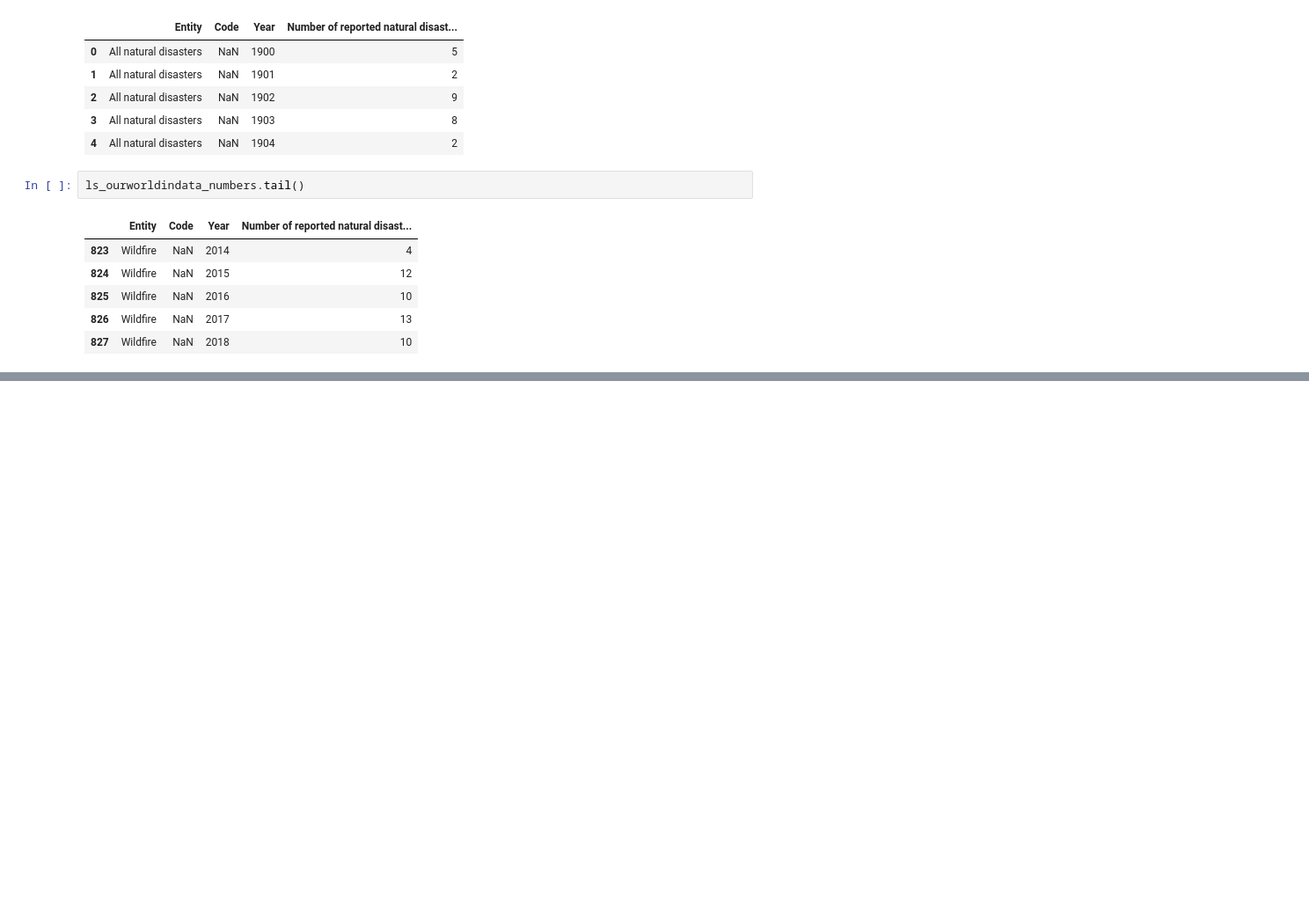
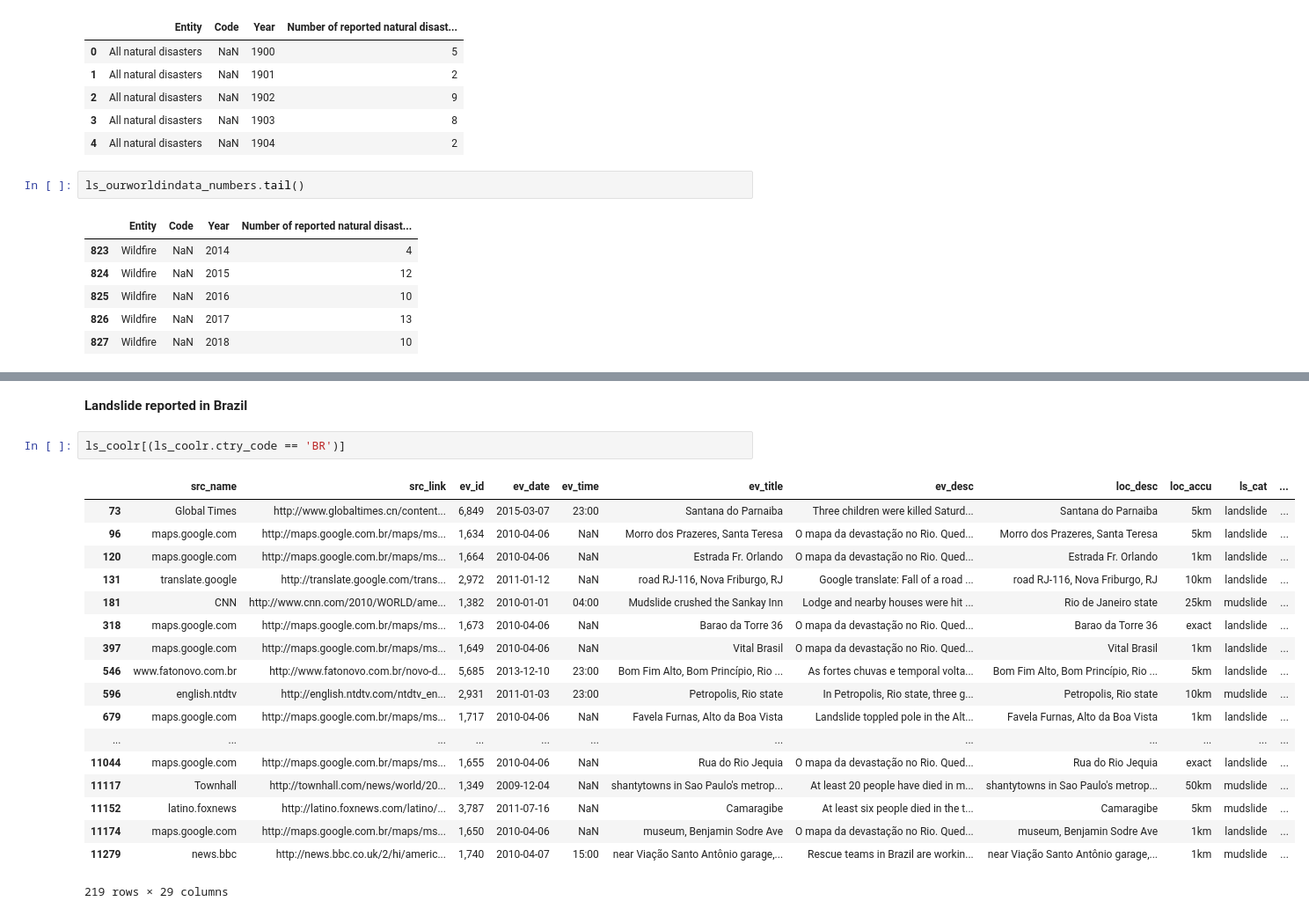
Before and after one commit to rpbenatti/DS-Projects, a Jupyter notebook: Landslide/Landslide_Datasets.ipynb, the cells around one changed output, grey strips where cells are left out. Shown: that part at 88% size. Drawn from its saved outputs; the diff is of its cells as text; blank space fills up the shorter version.

```diff
--- a/Landslide/Landslide_Datasets.ipynb
+++ b/Landslide/Landslide_Datasets.ipynb
@@ -448,0 +515,23 @@ ls_ourworldindata_numbers.tail()
+# %% [markdown]
+**Landslide reported in Brazil**
+# %%
+ls_coolr[(ls_coolr.ctry_code == 'BR')]
+# %% [output]
+|  | src_name | src_link | ev_id | ev_date | ev_time | ev_title | ev_desc | loc_desc | loc_accu | ls_cat | ... |
+| 73 | Global Times | http://www.globaltimes.cn/content... | 6,849 | 2015-03-07 | 23:00 | Santana do Parnaiba | Three children were killed Saturd... | Santana do Parnaiba | 5km | landslide | ... |
+| 96 | maps.google.com | http://maps.google.com.br/maps/ms... | 1,634 | 2010-04-06 | NaN | Morro dos Prazeres, Santa Teresa | O mapa da devastação no Rio. Qued... | Morro dos Prazeres, Santa Teresa | 5km | landslide | ... |
+| 120 | maps.google.com | http://maps.google.com.br/maps/ms... | 1,664 | 2010-04-06 | NaN | Estrada Fr. Orlando | O mapa da devastação no Rio. Qued... | Estrada Fr. Orlando | 1km | landslide | ... |
+| 131 | translate.google | http://translate.google.com/trans... | 2,972 | 2011-01-12 | NaN | road RJ-116, Nova Friburgo, RJ | Google translate: Fall of a road ... | road RJ-116, Nova Friburgo, RJ | 10km | landslide | ... |
+| 181 | CNN | http://www.cnn.com/2010/WORLD/ame... | 1,382 | 2010-01-01 | 04:00 | Mudslide crushed the Sankay Inn | Lodge and nearby houses were hit ... | Rio de Janeiro state | 25km | mudslide | ... |
+| 318 | maps.google.com | http://maps.google.com.br/maps/ms... | 1,673 | 2010-04-06 | NaN | Barao da Torre 36 | O mapa da devastação no Rio. Qued... | Barao da Torre 36 | exact | landslide | ... |
+| 397 | maps.google.com | http://maps.google.com.br/maps/ms... | 1,649 | 2010-04-06 | NaN | Vital Brasil | O mapa da devastação no Rio. Qued... | Vital Brasil | 1km | landslide | ... |
+| 546 | www.fatonovo.com.br | http://www.fatonovo.com.br/novo-d... | 5,685 | 2013-12-10 | 23:00 | Bom Fim Alto, Bom Princípio, Rio ... | As fortes chuvas e temporal volta... | Bom Fim Alto, Bom Princípio, Rio ... | 5km | landslide | ... |
+| 596 | english.ntdtv | http://english.ntdtv.com/ntdtv_en... | 2,931 | 2011-01-03 | 23:00 | Petropolis, Rio state | In Petropolis, Rio state, three g... | Petropolis, Rio state | 10km | mudslide | ... |
+| 679 | maps.google.com | http://maps.google.com.br/maps/ms... | 1,717 | 2010-04-06 | NaN | Favela Furnas, Alto da Boa Vista | Landslide toppled pole in the Alt... | Favela Furnas, Alto da Boa Vista | 1km | landslide | ... |
+| ... | ... | ... | ... | ... | ... | ... | ... | ... | ... | ... | ... |
+| 11044 | maps.google.com | http://maps.google.com.br/maps/ms... | 1,655 | 2010-04-06 | NaN | Rua do Rio Jequia | O mapa da devastação no Rio. Qued... | Rua do Rio Jequia | exact | landslide | ... |
+| 11117 | Townhall | http://townhall.com/news/world/20... | 1,349 | 2009-12-04 | NaN | shantytowns in Sao Paulo's metrop... | At least 20 people have died in m... | shantytowns in Sao Paulo's metrop... | 50km | mudslide | ... |
+| 11152 | latino.foxnews | http://latino.foxnews.com/latino/... | 3,787 | 2011-07-16 | NaN | Camaragibe | At least six people died in the t... | Camaragibe | 5km | mudslide | ... |
+| 11174 | maps.google.com | http://maps.google.com.br/maps/ms... | 1,650 | 2010-04-06 | NaN | museum, Benjamin Sodre Ave | O mapa da devastação no Rio. Qued... | museum, Benjamin Sodre Ave | 1km | landslide | ... |
+| 11279 | news.bbc | http://news.bbc.co.uk/2/hi/americ... | 1,740 | 2010-04-07 | 15:00 | near Viação Santo Antônio garage,... | Rescue teams in Brazil are workin... | near Viação Santo Antônio garage,... | 1km | mudslide | ... |
+219 rows × 29 columns
```
Also changed, not shown: parts of 21 cells of this notebook, 1 other file.
